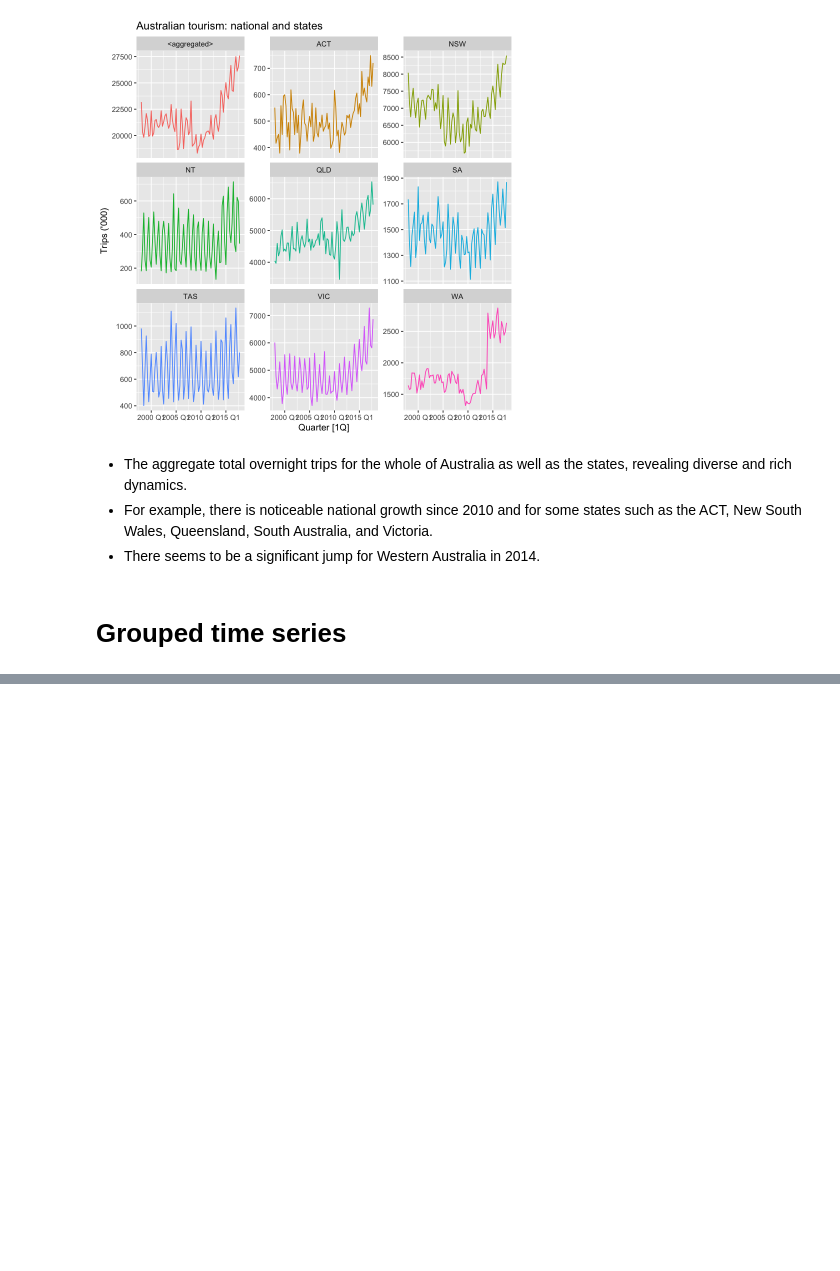
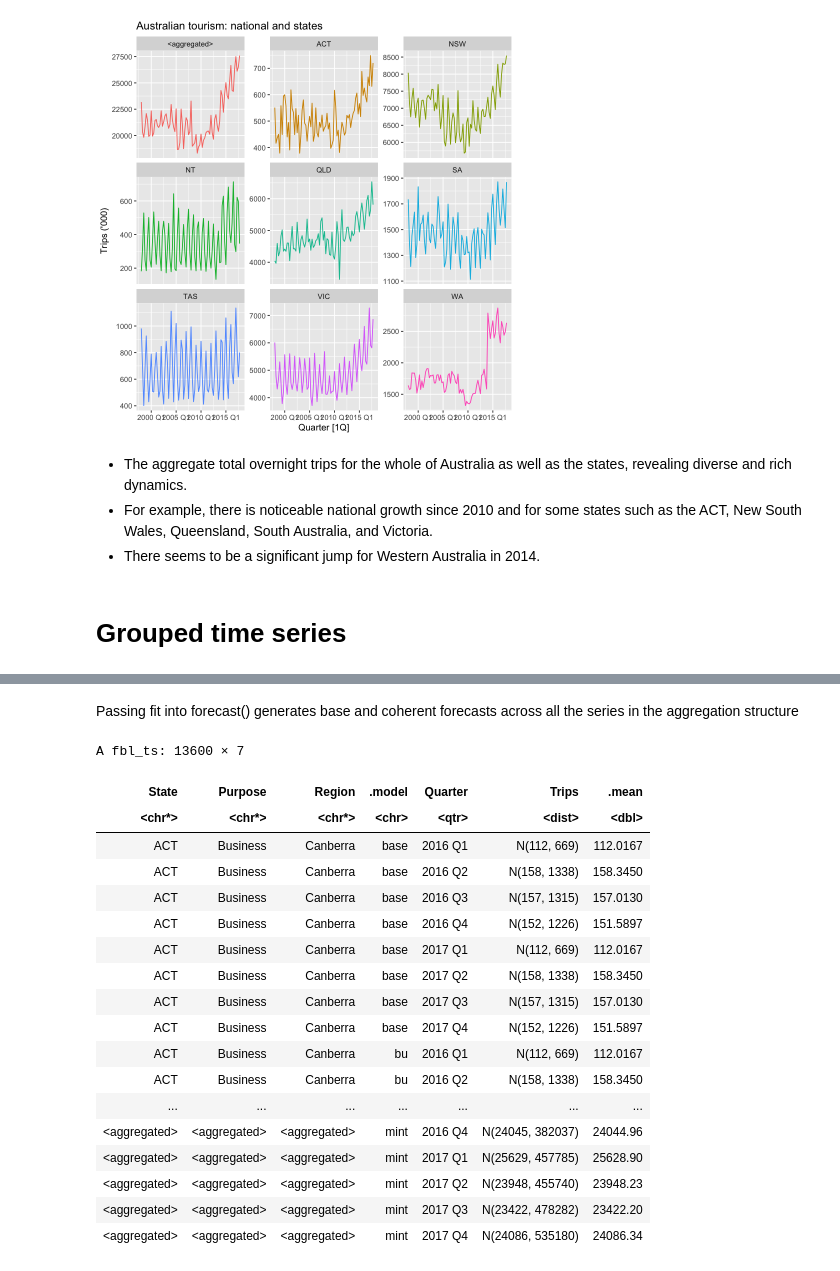
Before and after one commit to peterpaz/Forecasting_PrinciplesandPractice, a Jupyter notebook: 11_ForecastingHierarchical/11_Forecasting_hierarchical_and_grouped_time_series.ipynb, the cells around one changed output, grey strips where cells are left out. Drawn from its saved outputs; the diff is of its cells as text; code cells hidden in the pictures; blank space fills up the shorter version.

```diff
--- a/11_ForecastingHierarchical/11_Forecasting_hierarchical_and_grouped_time_series.ipynb
+++ b/11_ForecastingHierarchical/11_Forecasting_hierarchical_and_grouped_time_series.ipynb
@@ -151,0 +529,24 @@ tourism_hts %>%
+# %% [markdown]
+Passing fit into forecast() generates base and coherent forecasts across all the series in the aggregation structure
+# %%
+fc
+# %% [output]
+A fbl_ts: 13600 × 7
+| State | Purpose | Region | .model | Quarter | Trips | .mean |
+| <chr*> | <chr*> | <chr*> | <chr> | <qtr> | <dist> | <dbl> |
+| ACT | Business | Canberra | base | 2016 Q1 | N(112, 669) | 112.0167 |
+| ACT | Business | Canberra | base | 2016 Q2 | N(158, 1338) | 158.3450 |
+| ACT | Business | Canberra | base | 2016 Q3 | N(157, 1315) | 157.0130 |
+| ACT | Business | Canberra | base | 2016 Q4 | N(152, 1226) | 151.5897 |
+| ACT | Business | Canberra | base | 2017 Q1 | N(112, 669) | 112.0167 |
+| ACT | Business | Canberra | base | 2017 Q2 | N(158, 1338) | 158.3450 |
+| ACT | Business | Canberra | base | 2017 Q3 | N(157, 1315) | 157.0130 |
+| ACT | Business | Canberra | base | 2017 Q4 | N(152, 1226) | 151.5897 |
+| ACT | Business | Canberra | bu | 2016 Q1 | N(112, 669) | 112.0167 |
+| ACT | Business | Canberra | bu | 2016 Q2 | N(158, 1338) | 158.3450 |
+| ... | ... | ... | ... | ... | ... | ... |
+| <aggregated> | <aggregated> | <aggregated> | mint | 2016 Q4 | N(24045, 382037) | 24044.96 |
+| <aggregated> | <aggregated> | <aggregated> | mint | 2017 Q1 | N(25629, 457785) | 25628.90 |
+| <aggregated> | <aggregated> | <aggregated> | mint | 2017 Q2 | N(23948, 455740) | 23948.23 |
+| <aggregated> | <aggregated> | <aggregated> | mint | 2017 Q3 | N(23422, 478282) | 23422.20 |
+| <aggregated> | <aggregated> | <aggregated> | mint | 2017 Q4 | N(24086, 535180) | 24086.34 |
```
Also changed, not shown: parts of 40 cells of this notebook, 3 other files.
